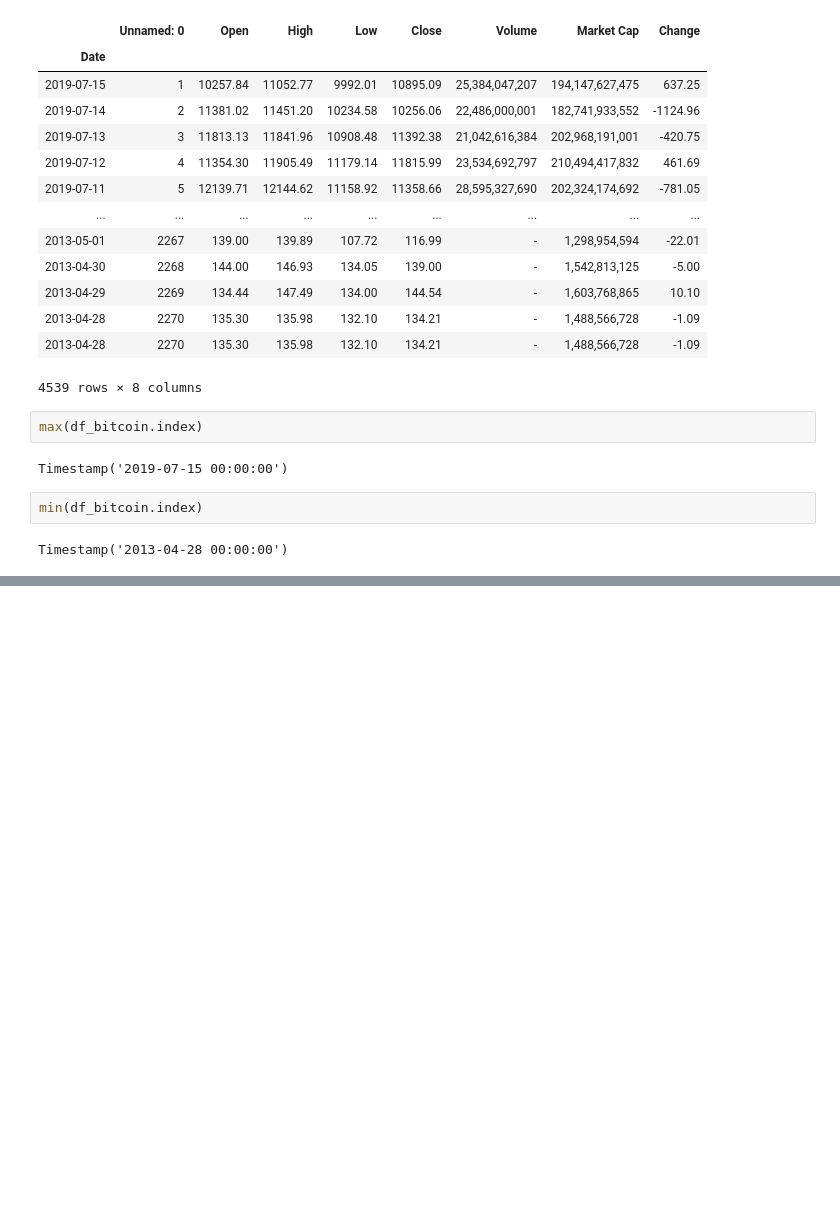
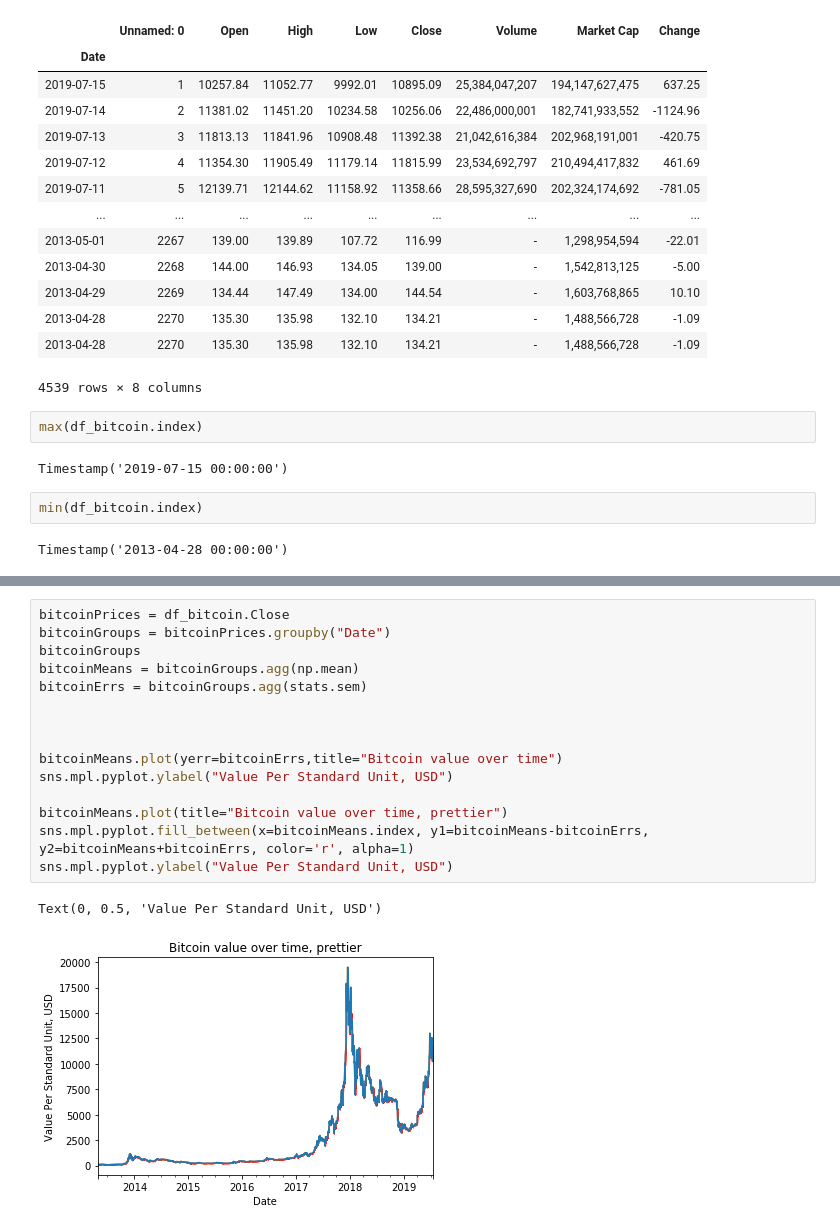
Before and after one commit to DhanushkaAbeyratne/Bitcoin-Price-Prediction---ARIMA, a Jupyter notebook: My_ids_project.ipynb, the cells around one changed output, grey strips where cells are left out. Drawn from its saved outputs; the diff is of its cells as text; blank space fills up the shorter version.

```diff
--- a/My_ids_project.ipynb
+++ b/My_ids_project.ipynb
@@ -96,0 +98,18 @@ sns.heatmap(auto_correlations)
+# %%
+bitcoinPrices = df_bitcoin.Close
+bitcoinGroups = bitcoinPrices.groupby("Date")
+bitcoinGroups
+bitcoinMeans = bitcoinGroups.agg(np.mean)
+bitcoinErrs = bitcoinGroups.agg(stats.sem)
+
+
+
+bitcoinMeans.plot(yerr=bitcoinErrs,title="Bitcoin value over time")
+sns.mpl.pyplot.ylabel("Value Per Standard Unit, USD")
+
+bitcoinMeans.plot(title="Bitcoin value over time, prettier")
+sns.mpl.pyplot.fill_between(x=bitcoinMeans.index, y1=bitcoinMeans-bitcoinErrs, y2=bitcoinMeans+bitcoinErrs, color='r', alpha=1)
+sns.mpl.pyplot.ylabel("Value Per Standard Unit, USD")
+# %% [output]
+Text(0, 0.5, 'Value Per Standard Unit, USD')
+[figure, added]
```
Also changed, not shown: parts of 10 cells of this notebook.
